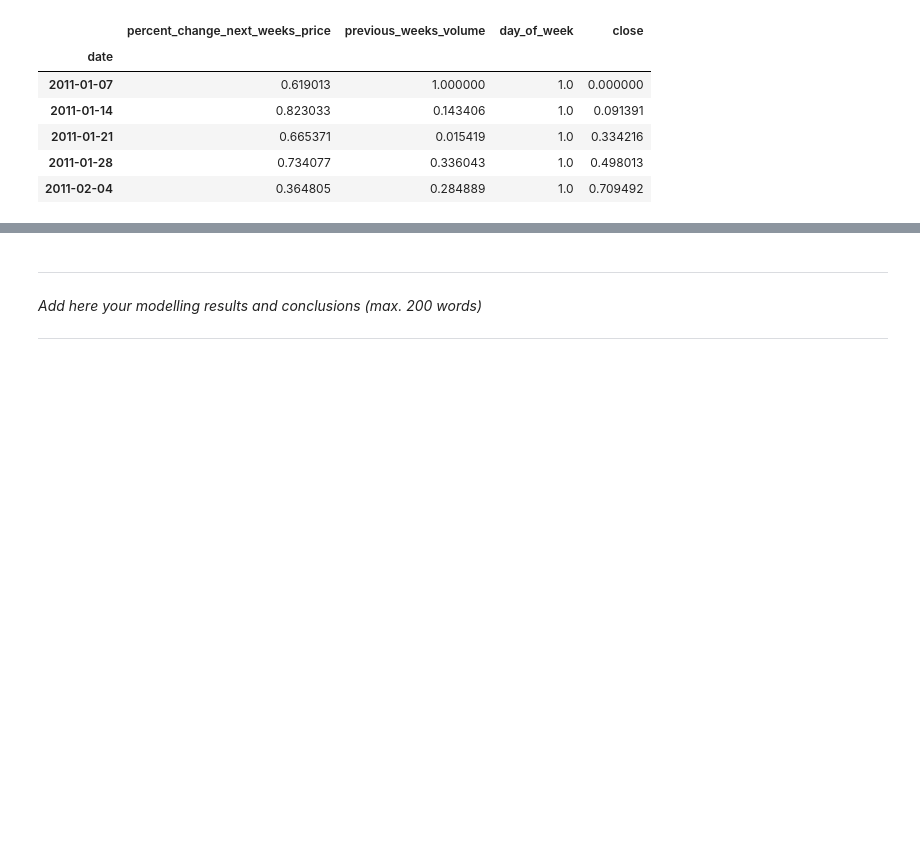
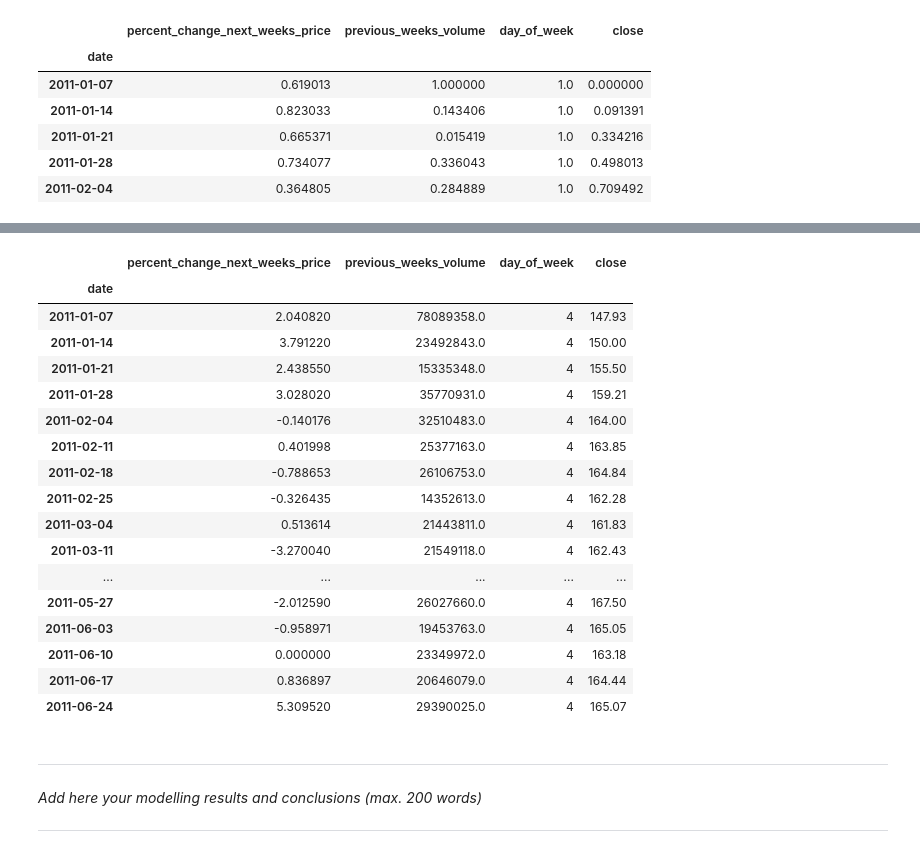
Before and after one commit to CarolinaRuivo/dowjones-index, a Jupyter notebook: template.ipynb, the cells around one changed output, grey strips where cells are left out. Cells and saved outputs as stored; diff of their text form; code cells hidden in the pictures; blank space fills up the shorter version.

```diff
--- a/template.ipynb
+++ b/template.ipynb
@@ -2123,3 +2183,24 @@ Epoch 13/100
+# %%
+ts_data
+# %% [output]
+|  | percent_change_next_weeks_price | previous_weeks_volume | day_of_week | close |
+| date |  |  |  |  |
+| 2011-01-07 | 2.040820 | 78089358.0 | 4 | 147.93 |
+| 2011-01-14 | 3.791220 | 23492843.0 | 4 | 150.00 |
+| 2011-01-21 | 2.438550 | 15335348.0 | 4 | 155.50 |
+| 2011-01-28 | 3.028020 | 35770931.0 | 4 | 159.21 |
+| 2011-02-04 | -0.140176 | 32510483.0 | 4 | 164.00 |
+| 2011-02-11 | 0.401998 | 25377163.0 | 4 | 163.85 |
+| 2011-02-18 | -0.788653 | 26106753.0 | 4 | 164.84 |
+| 2011-02-25 | -0.326435 | 14352613.0 | 4 | 162.28 |
+| 2011-03-04 | 0.513614 | 21443811.0 | 4 | 161.83 |
+| 2011-03-11 | -3.270040 | 21549118.0 | 4 | 162.43 |
+| ... | ... | ... | ... | ... |
+| 2011-05-27 | -2.012590 | 26027660.0 | 4 | 167.50 |
+| 2011-06-03 | -0.958971 | 19453763.0 | 4 | 165.05 |
+| 2011-06-10 | 0.000000 | 23349972.0 | 4 | 163.18 |
+| 2011-06-17 | 0.836897 | 20646079.0 | 4 | 164.44 |
+| 2011-06-24 | 5.309520 | 29390025.0 | 4 | 165.07 |
 # %%
 #add here your modelling code
 # %% [markdown]
```
Also changed, not shown: parts of 14 cells of this notebook.
